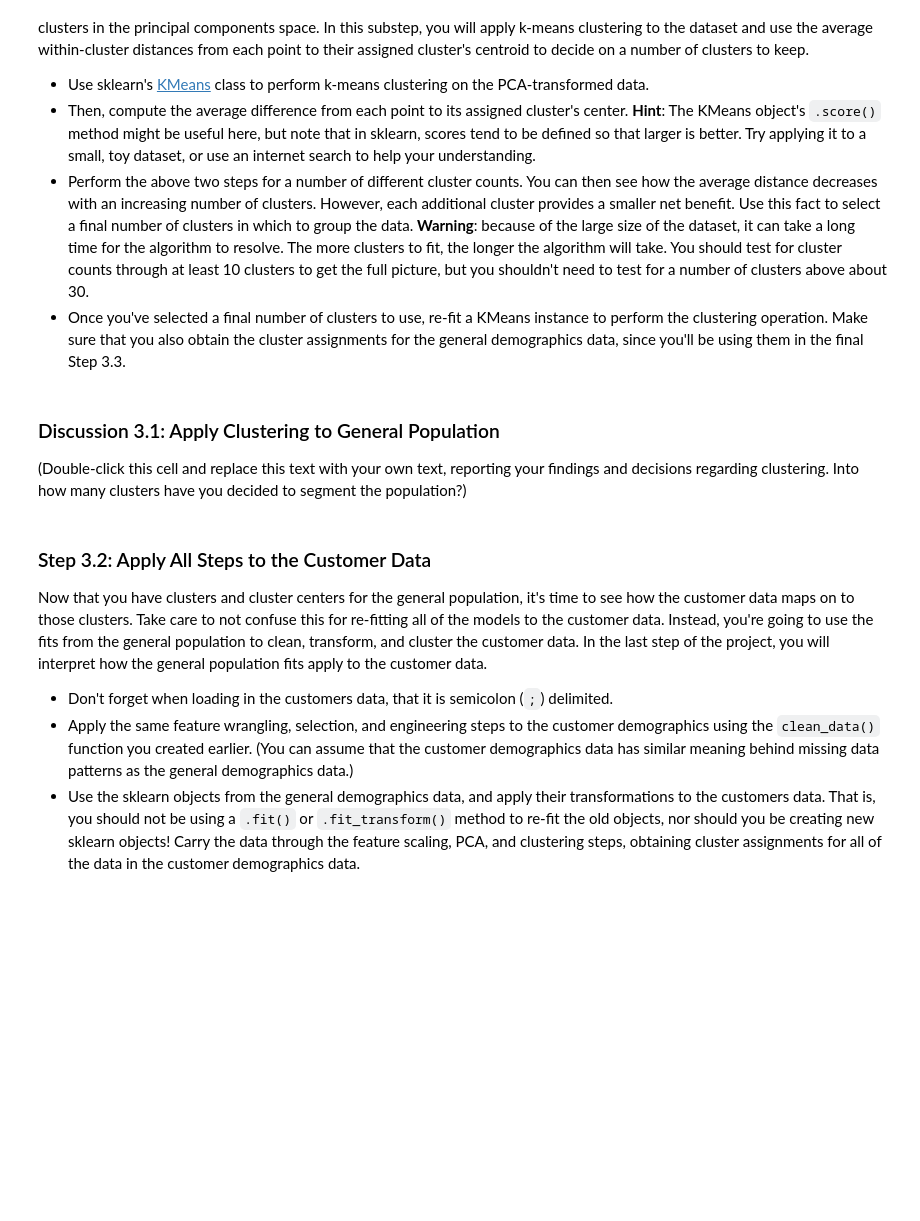
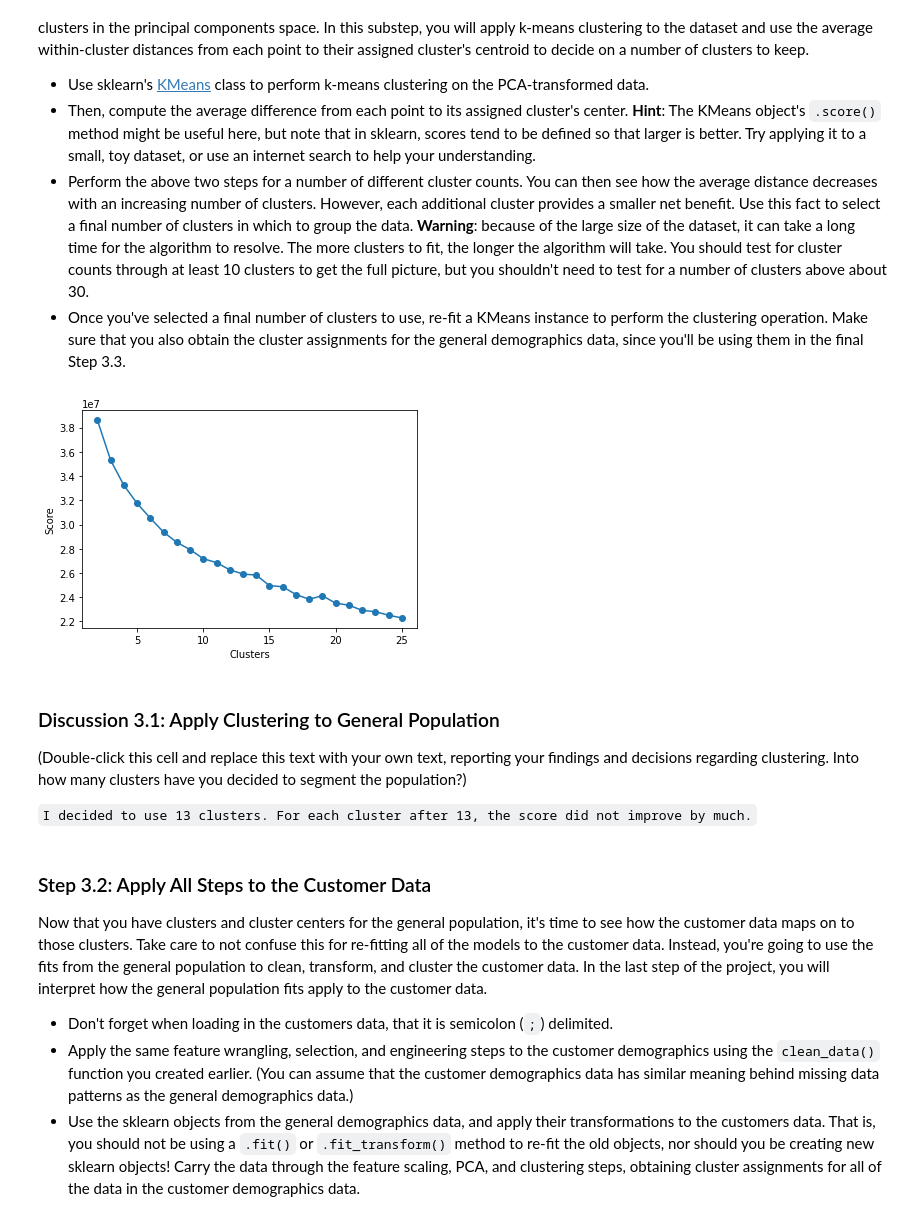
Before and after one commit to matt-35/Udacity-Identify_Customer_Segments, a Jupyter notebook: Identify_Customer_Segments.ipynb, the cells around one changed output. Drawn from its saved outputs; the diff is of its cells as text; code cells hidden in the pictures; blank space fills up the shorter version.

```diff
--- a/Identify_Customer_Segments.ipynb
+++ b/Identify_Customer_Segments.ipynb
@@ -655,2 +813,6 @@ On your scaled data, you are now ready to apply dimensionality reduction techniq
 # %%
 # Re-apply PCA to the data while selecting for number of components to retain.
+
+pca = PCA(n_components=30)
+azdias_pca = pca.fit_transform(azidas_scaled)
+azdias_pca[:1]
@@ -694,16 +924,27 @@ You've assessed and cleaned the demographics data, then scaled and transformed t
 - Perform the above two steps for a number of different cluster counts. You can then see how the average distance decreases with an increasing number of clusters. However, each additional cluster provides a smaller net benefit. Use this fact to select a final number of clusters in which to group the data. **Warning**: because of the large size of the dataset, it can take a long time for the algorithm to resolve. The more clusters to fit, the longer the algorithm will take. You should test for cluster counts through at least 10 clusters to get the full picture, but you shouldn't need to test for a number of clusters above about 30.
 - Once you've selected a final number of clusters to use, re-fit a KMeans instance to perform the clustering operation. Make sure that you also obtain the cluster assignments for the general demographics data, since you'll be using them in the final Step 3.3.
 # %%
-# Over a number of different cluster counts...
+# Over a number of different cluster counts
+# run k-means clustering on the data and
+# compute the average within-cluster distances.
 
+clusters = list(range(2,26))
+scores = []
 
-    # run k-means clustering on the data and...
-
-
-    # compute the average within-cluster distances.
+for cluster in tqdm(clusters):
+    kmeans_model = KMeans(n_clusters=cluster).fit(azdias_pca)
+    score = np.abs(kmeans_model.score(azdias_pca))
+    scores.append(score)
 # %%
 # Investigate the change in within-cluster distance across number of clusters.
 # HINT: Use matplotlib's plot function to visualize this relationship.
+
+plt.plot(clusters, scores, marker='o', linestyle='-')
+plt.xlabel('Clusters')
+plt.ylabel('Score')
+plt.show()
+# %% [output]
+[figure, added]
 # %%
 # Re-fit the k-means model with the selected number of clusters and obtain
 # cluster predictions for the general population demographics data.
@@ -711,6 +956,8 @@ You've assessed and cleaned the demographics data, then scaled and transformed t
 ### Discussion 3.1: Apply Clustering to General Population
 
 (Double-click this cell and replace this text with your own text, reporting your findings and decisions regarding clustering. Into how many clusters have you decided to segment the population?)
+
+`I decided to use 13 clusters. For each cluster after 13, the score did not improve by much.`
 # %% [markdown]
 ### Step 3.2: Apply All Steps to the Customer Data
 
```
Also changed, not shown: parts of 34 cells of this notebook, 2 other files.
